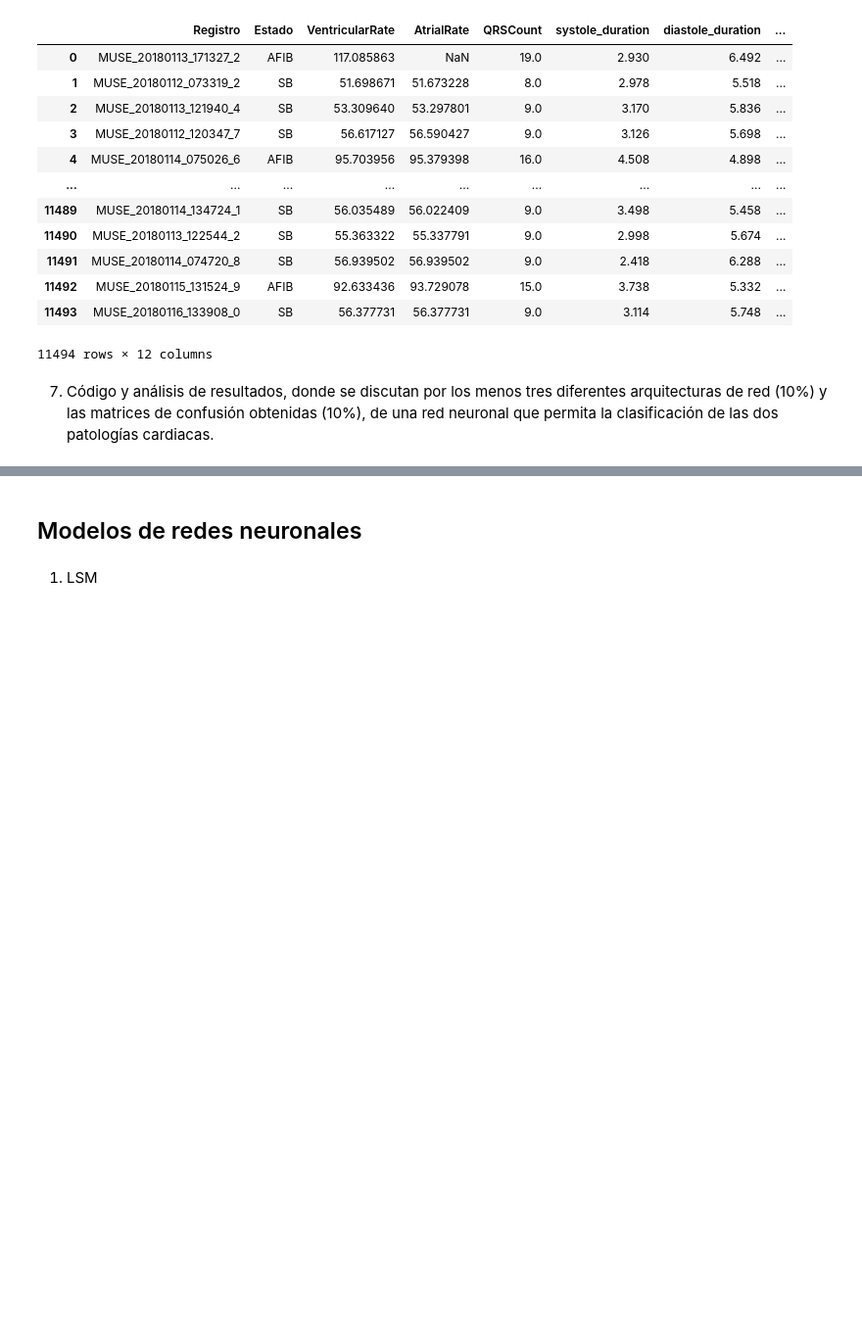
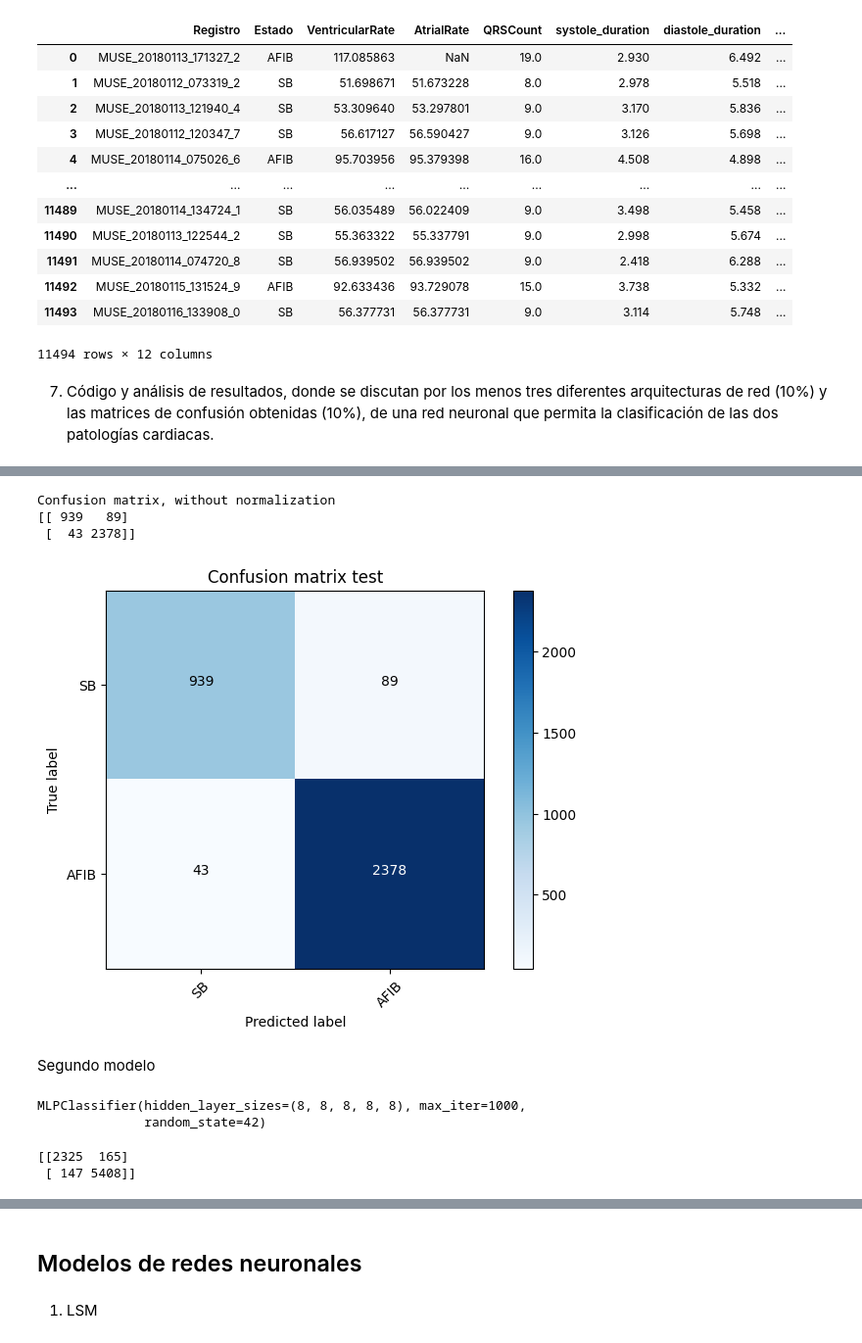
Before and after one commit to MariaOs02/LabBiosenales, a Jupyter notebook: Proyecto_4/Proyecto4.ipynb, the cells around one changed output, grey strips where cells are left out. Shown at 98% size. Cells and saved outputs as stored; diff of their text form; code cells hidden in the pictures; blank space fills up the shorter version.

```diff
--- a/Proyecto_4/Proyecto4.ipynb
+++ b/Proyecto_4/Proyecto4.ipynb
@@ -397,0 +654,27 @@ df_2train.to_excel("Dataframe2train.xlsx", index=False)
+# %%
+mc_test = confusion_matrix(y_test,predict_test)
+plot_confusion_matrix(mc_test, classes=target_names,
+                      title='Confusion matrix test')
+# %% [output]
+Confusion matrix, without normalization
+[[ 939   89]
+ [  43 2378]]
+[figure, added]
+# %% [markdown]
+Segundo modelo
+# %%
+#Segundo modelo
+mlp  = MLPClassifier(
+    hidden_layer_sizes=(8, 8, 8, 8, 8),  # Aumento de la cantidad de capas (5 capas)
+    activation='relu',  # Función de activación ReLU
+    solver='adam',  # Optimizador Adam
+    max_iter=1000,  # Número máximo de iteraciones
+    alpha=0.0001,  # Regularización L2
+    learning_rate_init=0.001,  # Tasa de aprendizaje inicial
+    random_state=42
+)
+
+print(mlp)
+# %% [output]
+MLPClassifier(hidden_layer_sizes=(8, 8, 8, 8, 8), max_iter=1000,
+              random_state=42)
@@ -397,0 +687,6 @@ df_2train.to_excel("Dataframe2train.xlsx", index=False)
+# %%
+#%% Results
+print(confusion_matrix(y_train,predict_train))
+# %% [output]
+[[2325  165]
+ [ 147 5408]]
```
Also changed, not shown: parts of 57 cells of this notebook, 1 other file.
